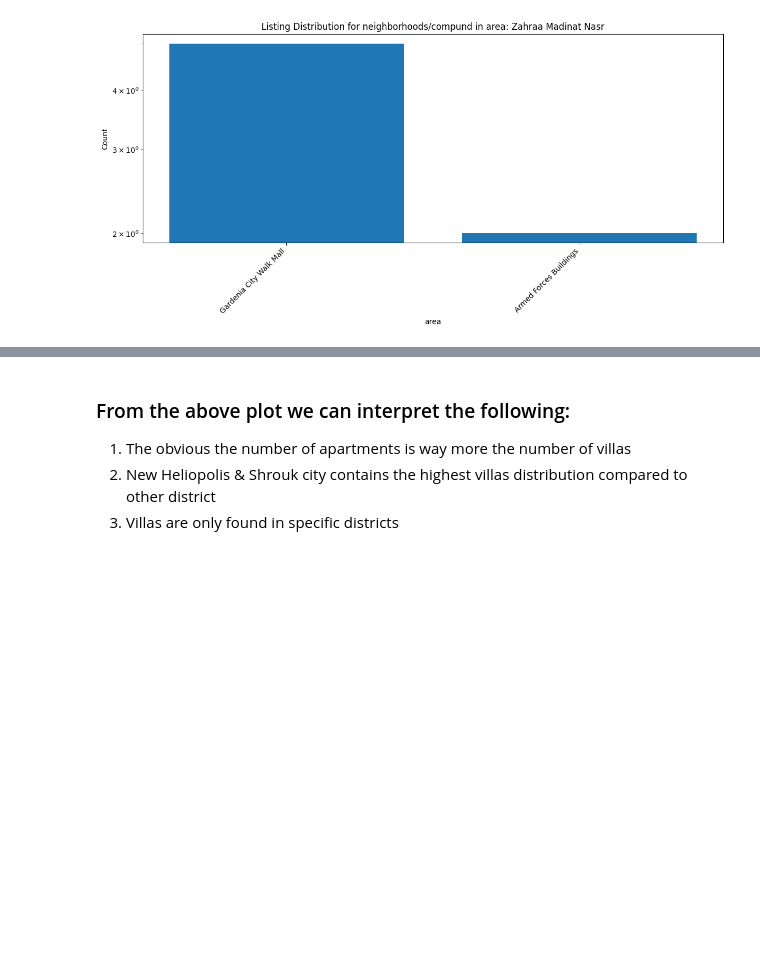
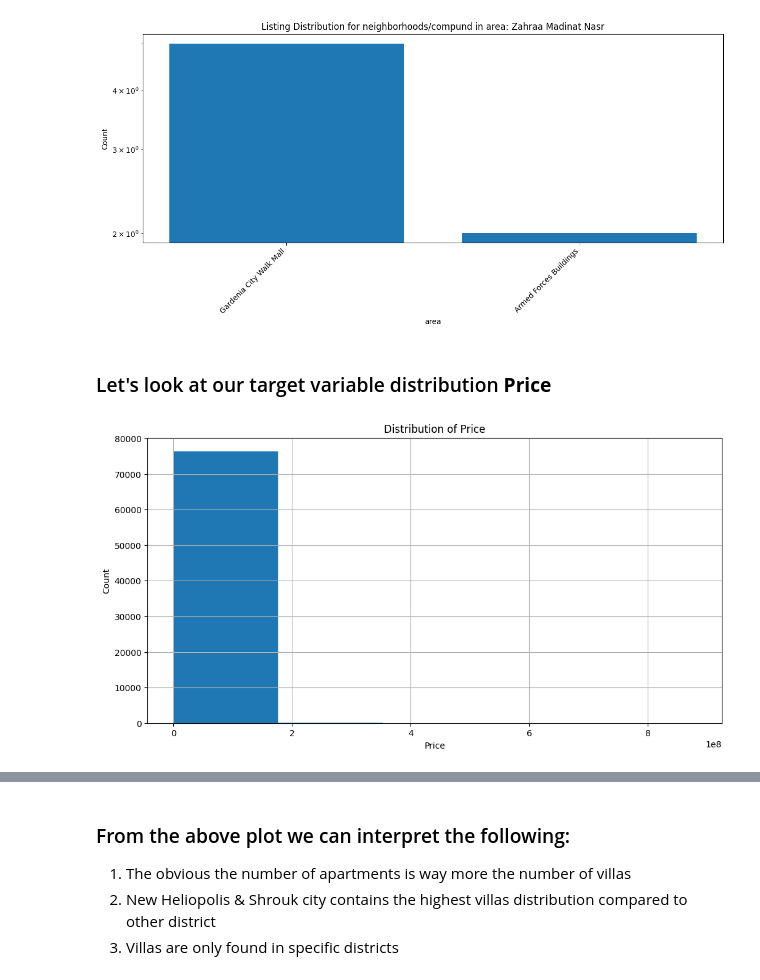
Before and after one commit to MarwanAshrafMakhlouf/cairo_real_state_intelligence_platform, a Jupyter notebook: notebooks/EDA.ipynb, the cells around one changed output, grey strips where cells are left out. Drawn from its saved outputs; the diff is of its cells as text; code cells hidden in the pictures; blank space fills up the shorter version.

```diff
--- a/notebooks/EDA.ipynb
+++ b/notebooks/EDA.ipynb
@@ -127,3 +192,14 @@ for district in districts:
 # %%
 ## This made me realease that some areas doesn't need the neighborhood level as there are lists that are on the area level that are not tied to specific neighborhood
 ## Like in rehab city it should contain more tha 1k properties it contains only 5. Unfortantely this could easily be handled I will just scrape the data and
+# %% [markdown]
+### Let's look at our target variable distribution **Price**
+# %%
+plt.figure(figsize=(12, 6))
+df['price'].hist(bins=5)
+plt.xlabel('Price')
+plt.ylabel('Count')
+plt.title('Distribution of Price')
+plt.show()
+# %% [output]
+[figure, added]
```
Also changed, not shown: parts of 24 cells of this notebook, 4 other files.
